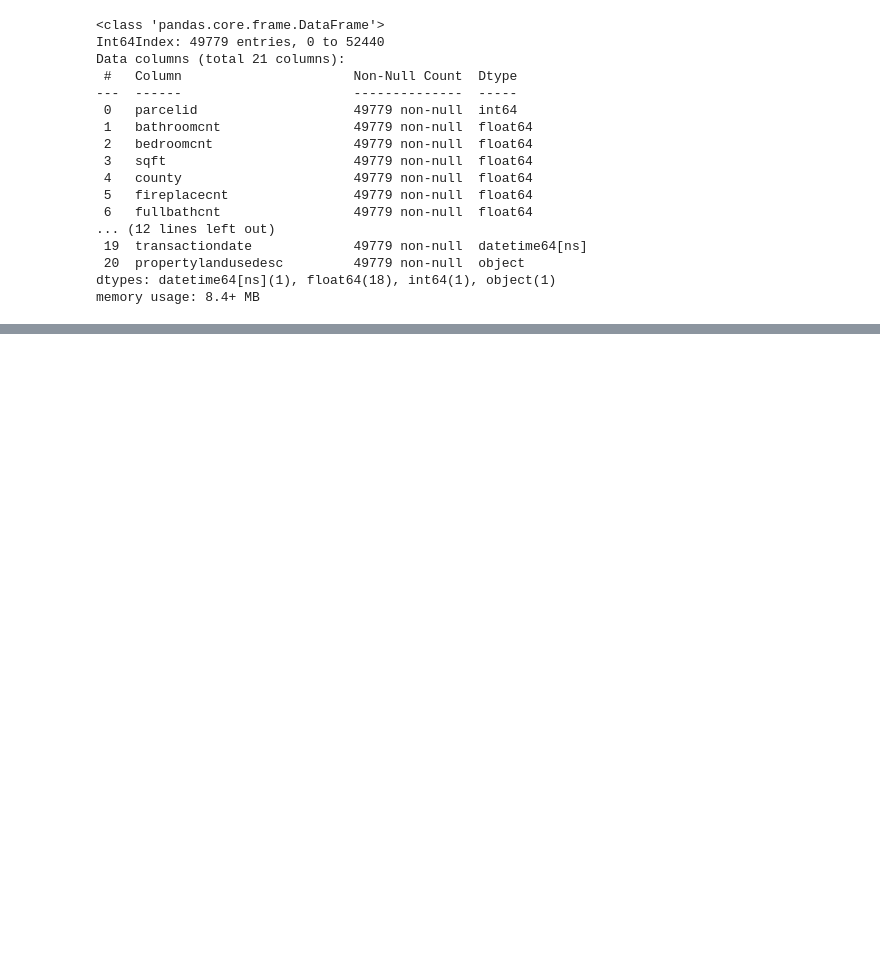
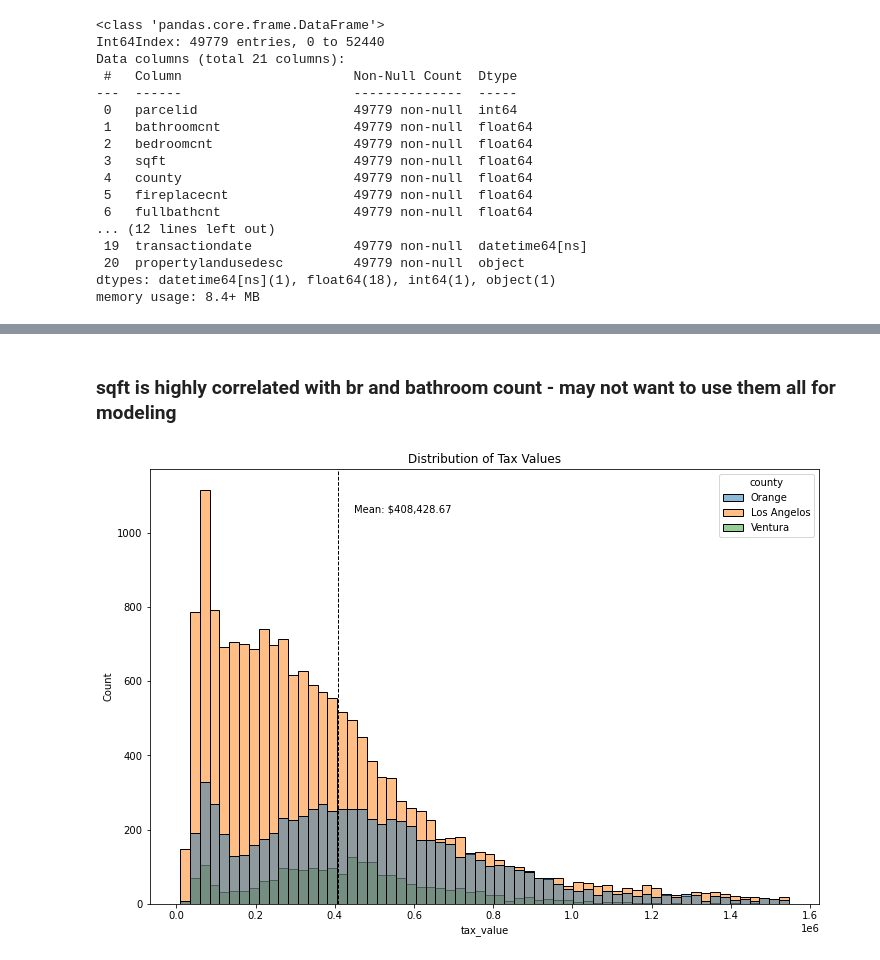
Before and after one commit to DanChurchill/regression_project_zillow, a Jupyter notebook: acquire_prepare_draft.ipynb, the cells around one changed output, grey strips where cells are left out. Cells and saved outputs as stored; diff of their text form; code cells hidden in the pictures; blank space fills up the shorter version.

```diff
--- a/acquire_prepare_draft.ipynb
+++ b/acquire_prepare_draft.ipynb
@@ -166,0 +229,13 @@ memory usage: 8.4+ MB
+# %% [markdown]
+### sqft is highly correlated with br and bathroom count - may not want to use them all for modeling
+# %%
+# Plot Distribution of target variable
+plt.figure(figsize=(12,8))
+plt.title('Distribution of Tax Values')
+sns.histplot(data=train, x='tax_value', hue='county')
+plt.axvline(train.tax_value.mean(), color='k', linestyle='dashed', linewidth=1)
+min_ylim, max_ylim = plt.ylim()
+plt.text(train.tax_value.mean()*1.1, max_ylim*0.9, 'Mean: ${:,.2f}'.format(train.tax_value.mean()))
+plt.show()
+# %% [output]
+[figure, added]
```
Also changed, not shown: parts of 21 cells of this notebook, 5 other files.
